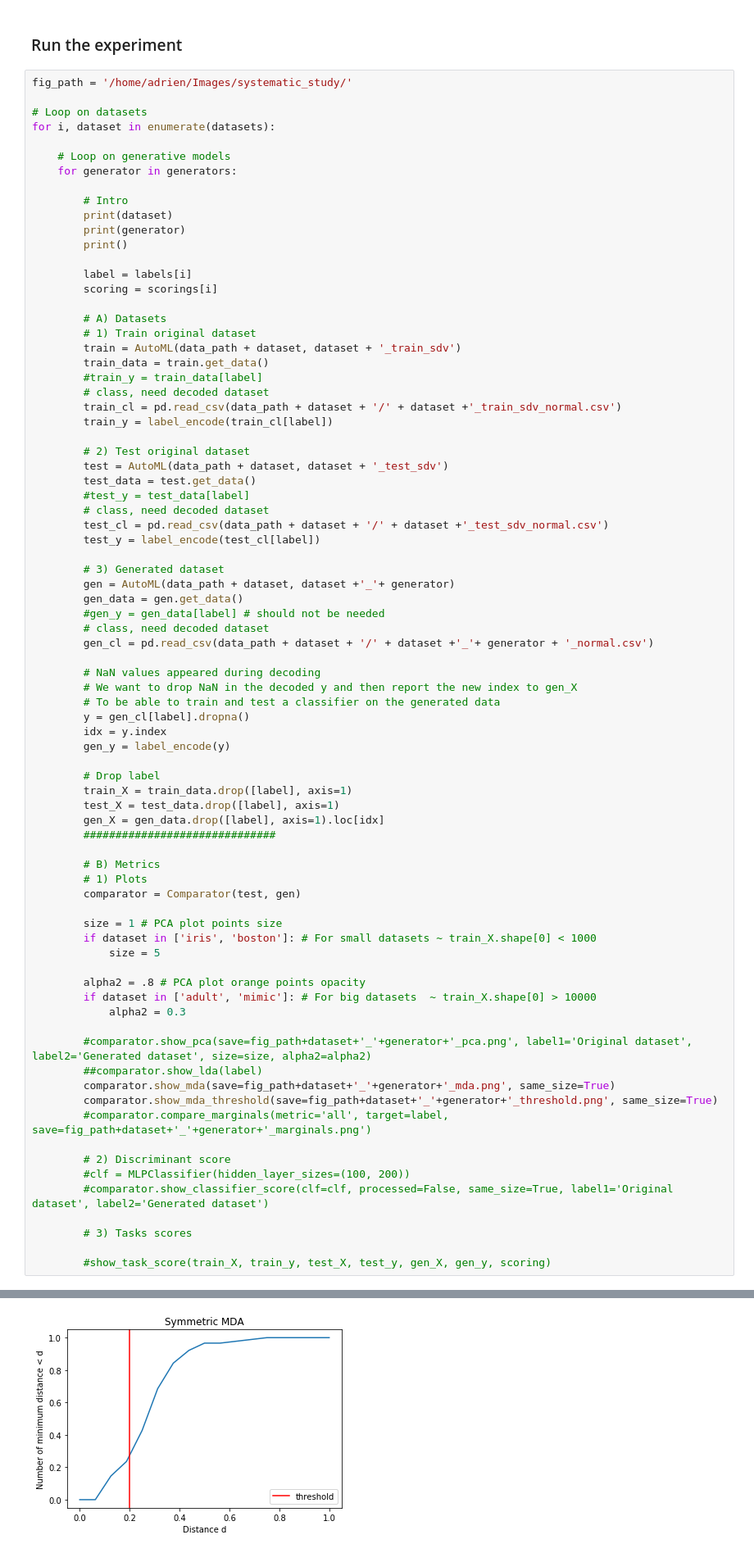
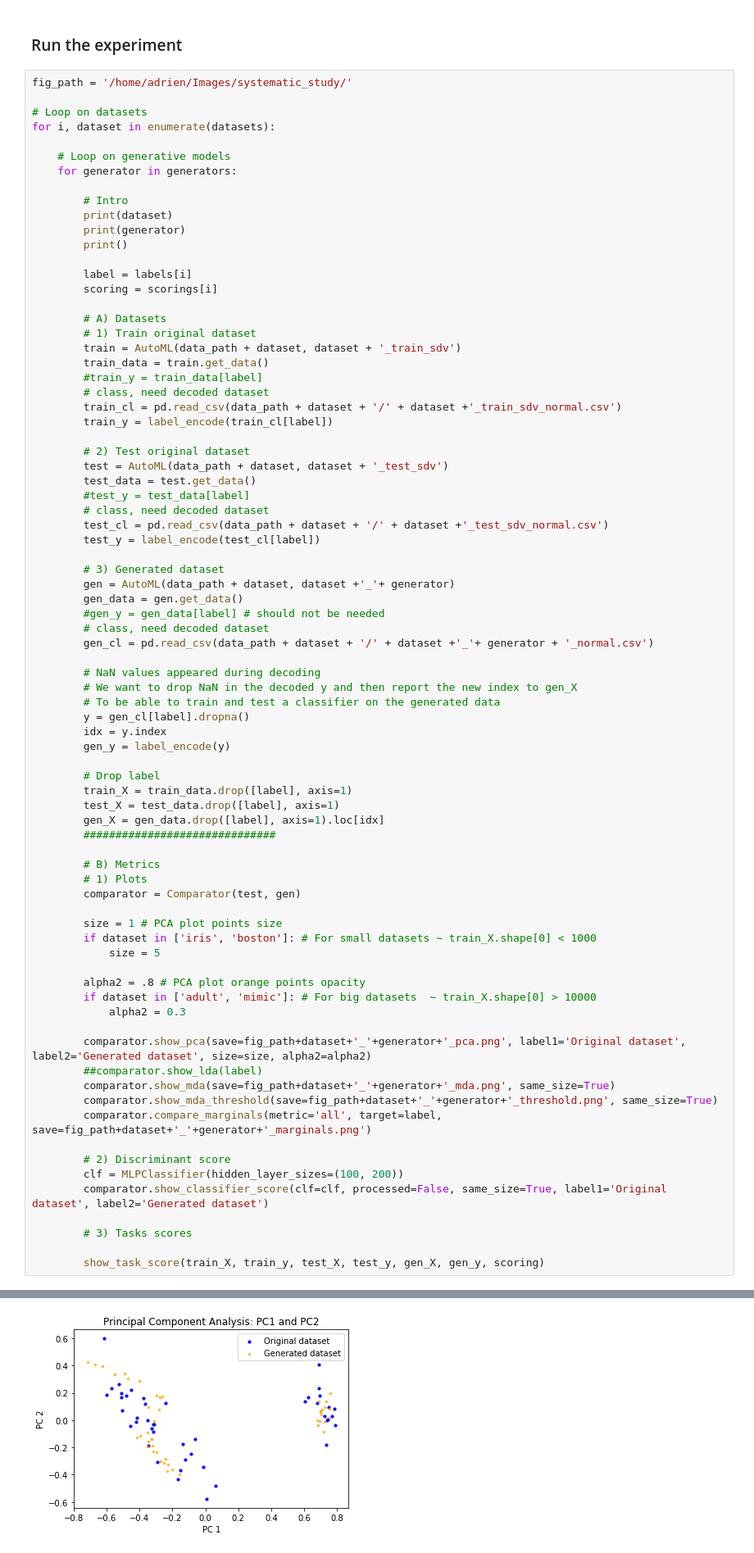
Before and after one commit to Didayolo/medi-chal, a Jupyter notebook: notebooks/systematic_study_pipeline.ipynb, the cells around one changed output, grey strips where cells are left out. Shown at 82% size. Cells and saved outputs as stored; diff of their text form.

Commit message:
Run notebook to show example

```diff
--- a/notebooks/systematic_study_pipeline.ipynb
+++ b/notebooks/systematic_study_pipeline.ipynb
@@ -190,19 +190,19 @@ for i, dataset in enumerate(datasets):
         if dataset in ['adult', 'mimic']: # For big datasets  ~ train_X.shape[0] > 10000
             alpha2 = 0.3
 
-        #comparator.show_pca(save=fig_path+dataset+'_'+generator+'_pca.png', label1='Original dataset', label2='Generated dataset', size=size, alpha2=alpha2)
+        comparator.show_pca(save=fig_path+dataset+'_'+generator+'_pca.png', label1='Original dataset', label2='Generated dataset', size=size, alpha2=alpha2)
         ##comparator.show_lda(label)
         comparator.show_mda(save=fig_path+dataset+'_'+generator+'_mda.png', same_size=True)
         comparator.show_mda_threshold(save=fig_path+dataset+'_'+generator+'_threshold.png', same_size=True)
-        #comparator.compare_marginals(metric='all', target=label, save=fig_path+dataset+'_'+generator+'_marginals.png')
+        comparator.compare_marginals(metric='all', target=label, save=fig_path+dataset+'_'+generator+'_marginals.png')
 
         # 2) Discriminant score
-        #clf = MLPClassifier(hidden_layer_sizes=(100, 200))
-        #comparator.show_classifier_score(clf=clf, processed=False, same_size=True, label1='Original dataset', label2='Generated dataset')
+        clf = MLPClassifier(hidden_layer_sizes=(100, 200))
+        comparator.show_classifier_score(clf=clf, processed=False, same_size=True, label1='Original dataset', label2='Generated dataset')
 
         # 3) Tasks scores
 
-        #show_task_score(train_X, train_y, test_X, test_y, gen_X, gen_y, scoring)
+        show_task_score(train_X, train_y, test_X, test_y, gen_X, gen_y, scoring)
 # %% [output]
 iris
 rf
@@ -212 +216 @@ Nearest neighbors metric
-[figure, old version]
+[figure, new version]
```
Also changed, not shown: parts of 1 cell of this notebook.
